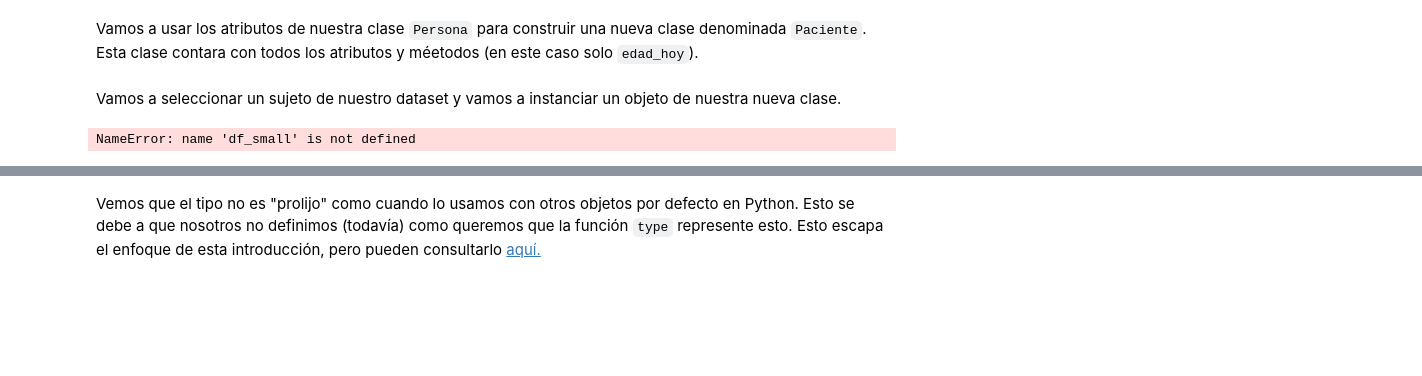
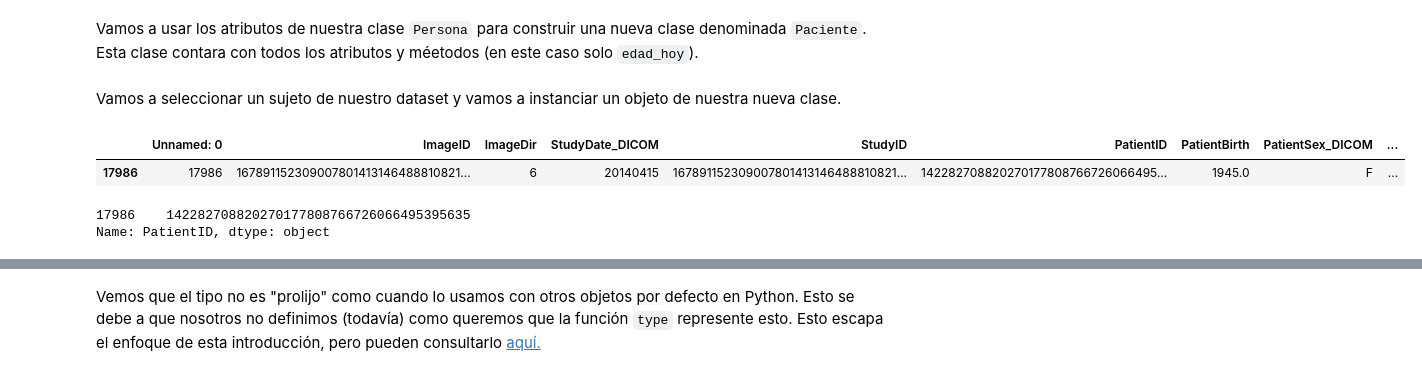
Before and after one commit to cmosquer/jis-2020, a Jupyter notebook: Curso_1.ipynb, the cells around one changed output, grey strips where cells are left out. Cells and saved outputs as stored; diff of their text form; code cells hidden in the pictures; blank space fills up the shorter version.

```diff
--- a/Curso_1.ipynb
+++ b/Curso_1.ipynb
@@ -867,6 +876,6 @@ PATH='data/PADCHEST/' # Directorio en el cual se encuentran nuestras imagenes
 # %%
 import pandas as pd # Veremos mas Pandas en el proximo curso
-df=pd.read_csv(PATH + 'PADCHEST_chest_x_ray_images_labels_160K_01.02.19.csv') # Lee el csv con la metadata y lo asigna a una variable
+df=pd.read_csv(PATH + 'metadata_padchest.csv') # Lee el csv con la metadata y lo asigna a una variable
 df.head(2) # Nos va a permitir ver las N primeras filas (5 por defecto) de nuestro dataset
 # %% [output]
 |  | Unnamed: 0 | ImageID | ImageDir | StudyDate_DICOM | StudyID | PatientID | PatientBirth | PatientSex_DICOM | ... |
@@ -1049,8 +1074,15 @@ class Paciente(Persona):
         plt.show()  # Plotea la figura
 # %% [markdown]
 Vamos a seleccionar un sujeto de nuestro dataset y vamos a instanciar un objeto de nuestra nueva clase.
+# %%
+df_small = df[df.ImageID == '167891152309007801413146488810821721572_zjetfk.png']
+df_small
+# %% [output]
+|  | Unnamed: 0 | ImageID | ImageDir | StudyDate_DICOM | StudyID | PatientID | PatientBirth | PatientSex_DICOM | ... |
+| 17986 | 17986 | 167891152309007801413146488810821... | 6 | 20140415 | 167891152309007801413146488810821... | 142282708820270177808766726066495... | 1945.0 | F | ... |
 # %%
-df_small.iloc[0].PatientID
+df_small.PatientID
 # %% [output]
-NameError: name 'df_small' is not defined
+17986    142282708820270177808766726066495395635
+Name: PatientID, dtype: object
 # %%
```
Also changed, not shown: parts of 21 cells of this notebook.
